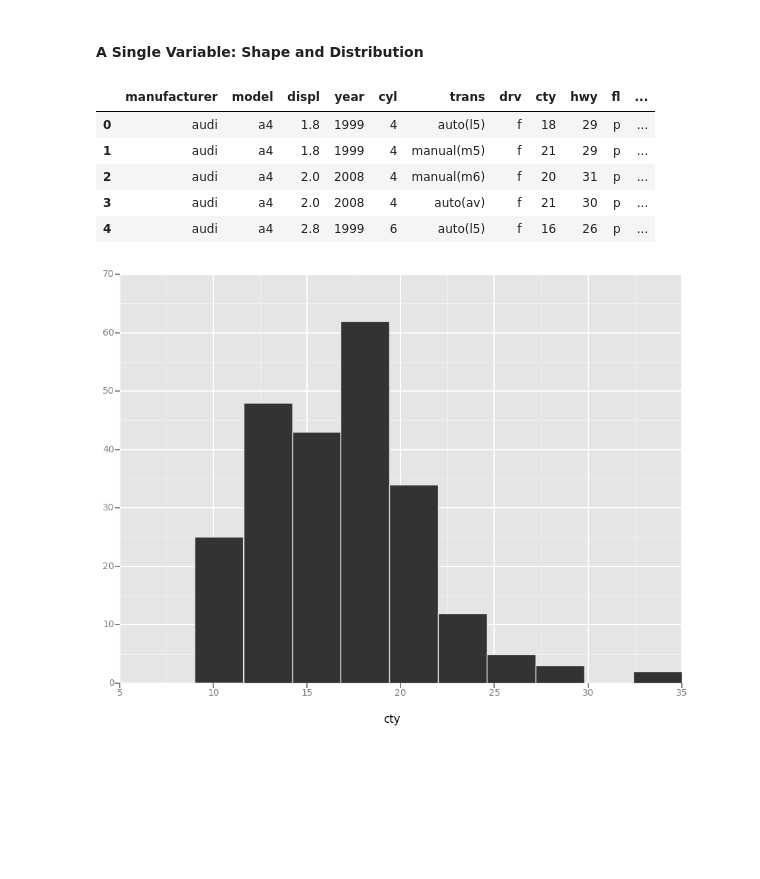
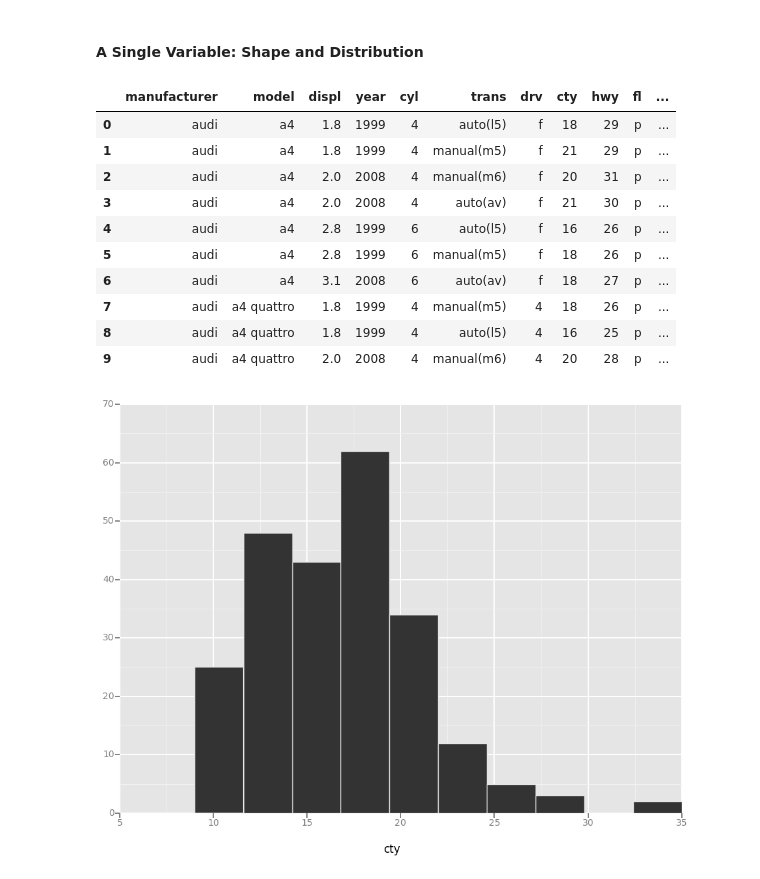
Before and after one commit to alasdaird/SYD_DAT_6, a Jupyter notebook: labs/Week 2/Lab 2 - Data Visualisation_Harry_Peppitt.ipynb, the cells around one changed output. Saved outputs shown, nothing was run; the diff lists cells and outputs as text; code cells hidden in the pictures; blank space fills up the shorter version.

```diff
--- a/labs/Week 2/Lab 2 - Data Visualisation_Harry_Peppitt.ipynb
+++ b/labs/Week 2/Lab 2 - Data Visualisation_Harry_Peppitt.ipynb
@@ -159,14 +159,19 @@ from ggplot import *
 #### A Single Variable: Shape and Distribution
 # %%
 # data set mpg - included in ggplot package - car fuel mileage
-mpg.head()
+mpg.head(10)
 # %% [output]
 |  | manufacturer | model | displ | year | cyl | trans | drv | cty | hwy | fl | ... |
 | 0 | audi | a4 | 1.8 | 1999 | 4 | auto(l5) | f | 18 | 29 | p | ... |
 | 1 | audi | a4 | 1.8 | 1999 | 4 | manual(m5) | f | 21 | 29 | p | ... |
 | 2 | audi | a4 | 2.0 | 2008 | 4 | manual(m6) | f | 20 | 31 | p | ... |
 | 3 | audi | a4 | 2.0 | 2008 | 4 | auto(av) | f | 21 | 30 | p | ... |
 | 4 | audi | a4 | 2.8 | 1999 | 6 | auto(l5) | f | 16 | 26 | p | ... |
+| 5 | audi | a4 | 2.8 | 1999 | 6 | manual(m5) | f | 18 | 26 | p | ... |
+| 6 | audi | a4 | 3.1 | 2008 | 6 | auto(av) | f | 18 | 27 | p | ... |
+| 7 | audi | a4 quattro | 1.8 | 1999 | 4 | manual(m5) | 4 | 18 | 26 | p | ... |
+| 8 | audi | a4 quattro | 1.8 | 1999 | 4 | auto(l5) | 4 | 16 | 25 | p | ... |
+| 9 | audi | a4 quattro | 2.0 | 2008 | 4 | manual(m6) | 4 | 20 | 28 | p | ... |
 # %%
 # Single variable analysis: histogram
 ggplot(mpg, aes(x='cty')) + geom_histogram()
```
Also changed, not shown: parts of 5 cells of this notebook, 12 other files.
